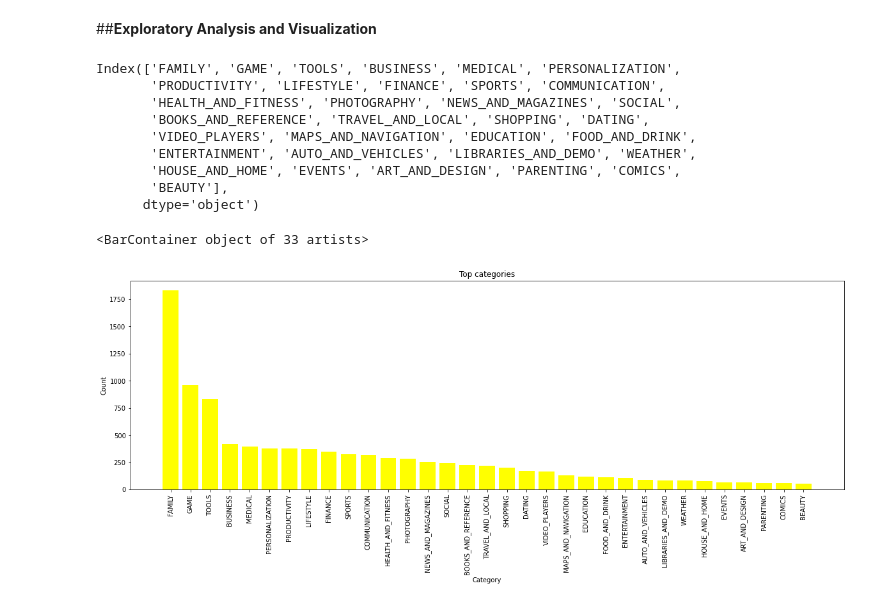
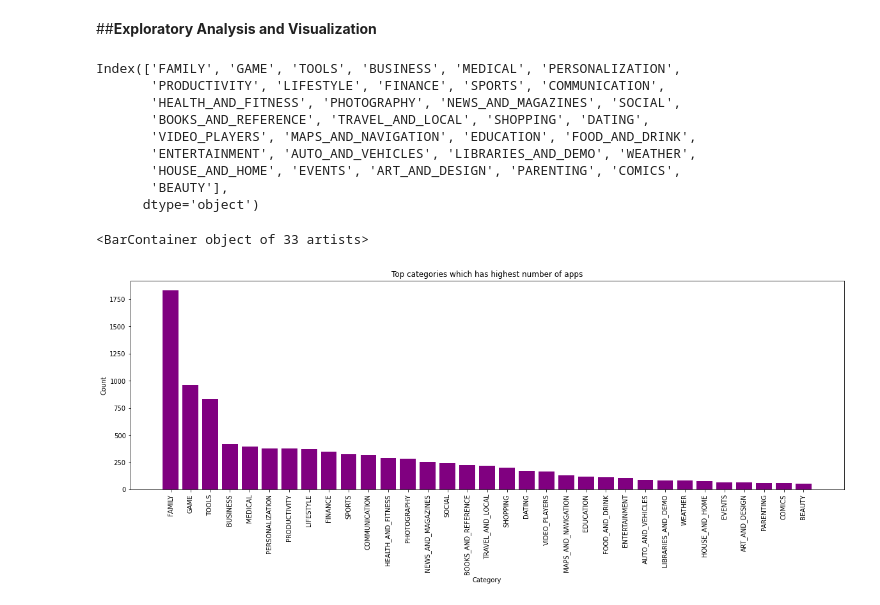
Before and after one commit to MijulSaxena/EDA-project-on-Gooogle-playstore., a Jupyter notebook: Play_Store_App_Review_Analysis_Capstone_Project_by_Mijul_Saxena.ipynb, the cells around one changed output. Cells and saved outputs as stored; diff of their text form; code cells hidden in the pictures.

```diff
--- a/Play_Store_App_Review_Analysis_Capstone_Project_by_Mijul_Saxena.ipynb
+++ b/Play_Store_App_Review_Analysis_Capstone_Project_by_Mijul_Saxena.ipynb
@@ -276,26 +276,26 @@ play_store_data.head(5)
 # %%
 # Number of apps for each category
 plt.figure(figsize=(20,6))
 plt.xlabel("Category")
 plt.ylabel("Count")
-plt.title('Top categories')
+plt.title('Top categories which has highest number of apps')
 plt.xticks(rotation=90)
 y = play_store_data['Category'].value_counts()
 x =  play_store_data['Category'].value_counts().index
 print(x)
-plt.bar(x, y, color = 'yellow')
+plt.bar(x,y, color = 'purple')
 # %% [output]
 Index(['FAMILY', 'GAME', 'TOOLS', 'BUSINESS', 'MEDICAL', 'PERSONALIZATION',
        'PRODUCTIVITY', 'LIFESTYLE', 'FINANCE', 'SPORTS', 'COMMUNICATION',
        'HEALTH_AND_FITNESS', 'PHOTOGRAPHY', 'NEWS_AND_MAGAZINES', 'SOCIAL',
        'BOOKS_AND_REFERENCE', 'TRAVEL_AND_LOCAL', 'SHOPPING', 'DATING',
        'VIDEO_PLAYERS', 'MAPS_AND_NAVIGATION', 'EDUCATION', 'FOOD_AND_DRINK',
        'ENTERTAINMENT', 'AUTO_AND_VEHICLES', 'LIBRARIES_AND_DEMO', 'WEATHER',
        'HOUSE_AND_HOME', 'EVENTS', 'ART_AND_DESIGN', 'PARENTING', 'COMICS',
        'BEAUTY'],
       dtype='object')
 <BarContainer object of 33 artists>
-[figure, old version]
+[figure, new version]
 # %%
 print(y)
 # %% [output]
```
Also changed, not shown: parts of 4 cells of this notebook.
